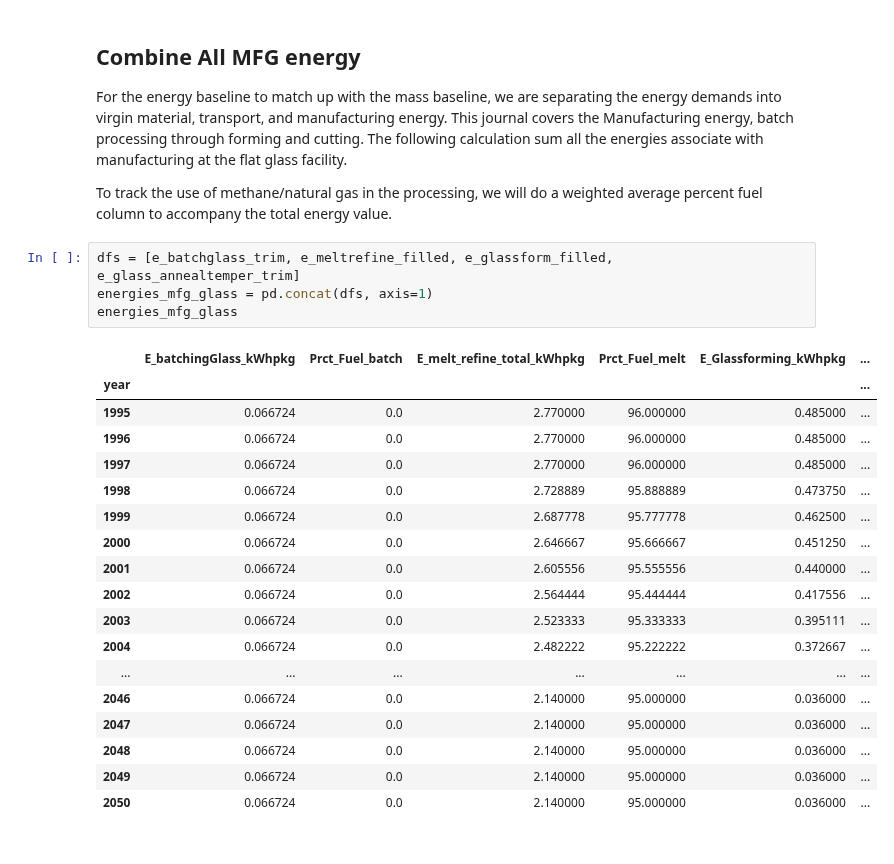
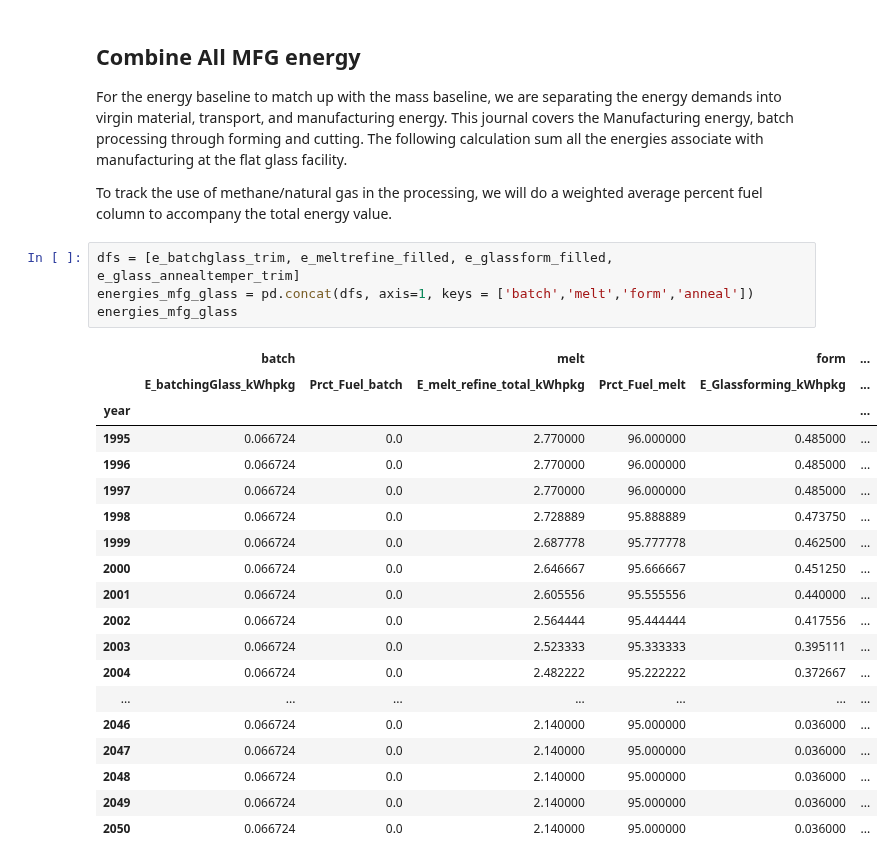
Before and after one commit to NREL/PV_ICE, a Jupyter notebook: docs/tutorials/baseline development documentation/(baseline development) Energy Glass Batch Prep - Post Forming.ipynb, the cells around one changed output. Saved outputs shown, nothing was run; the diff lists cells and outputs as text.

```diff
--- a/docs/tutorials/baseline development documentation/(baseline development) Energy Glass Batch Prep - Post Forming.ipynb
+++ b/docs/tutorials/baseline development documentation/(baseline development) Energy Glass Batch Prep - Post Forming.ipynb
@@ -256,9 +256,10 @@ For the energy baseline to match up with the mass baseline, we are separating th
 To track the use of methane/natural gas in the processing, we will do a weighted average percent fuel column to accompany the total energy value.
 # %%
 dfs = [e_batchglass_trim, e_meltrefine_filled, e_glassform_filled, e_glass_annealtemper_trim]
-energies_mfg_glass = pd.concat(dfs, axis=1)
+energies_mfg_glass = pd.concat(dfs, axis=1, keys = ['batch','melt','form','anneal'])
 energies_mfg_glass
 # %% [output]
+|  | batch |  | melt |  | form | ... |
 |  | E_batchingGlass_kWhpkg | Prct_Fuel_batch | E_melt_refine_total_kWhpkg | Prct_Fuel_melt | E_Glassforming_kWhpkg | ... |
 | year |  |  |  |  |  | ... |
 | 1995 | 0.066724 | 0.0 | 2.770000 | 96.000000 | 0.485000 | ... |
```
Also changed, not shown: parts of 7 cells of this notebook, 4 other files.
